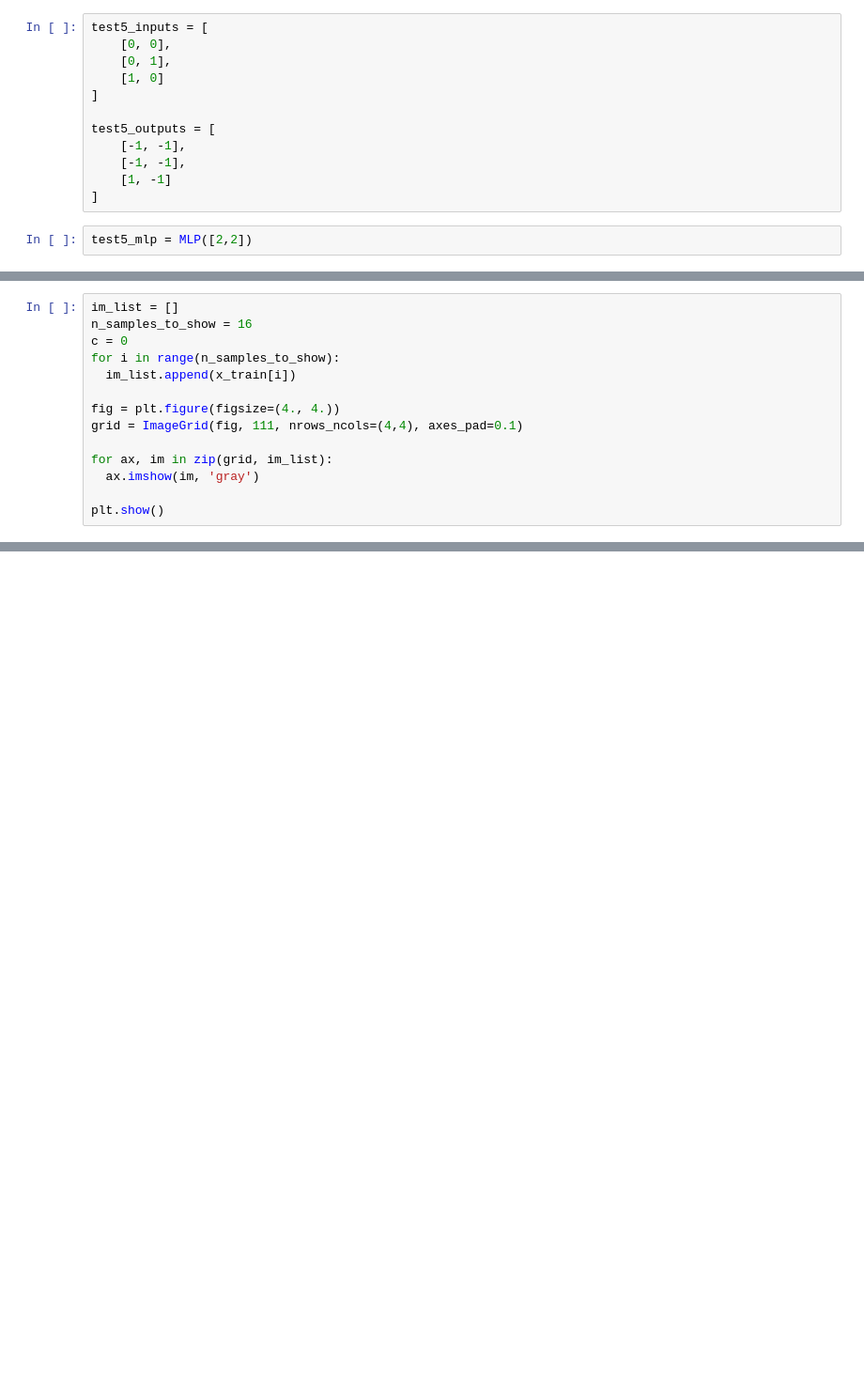
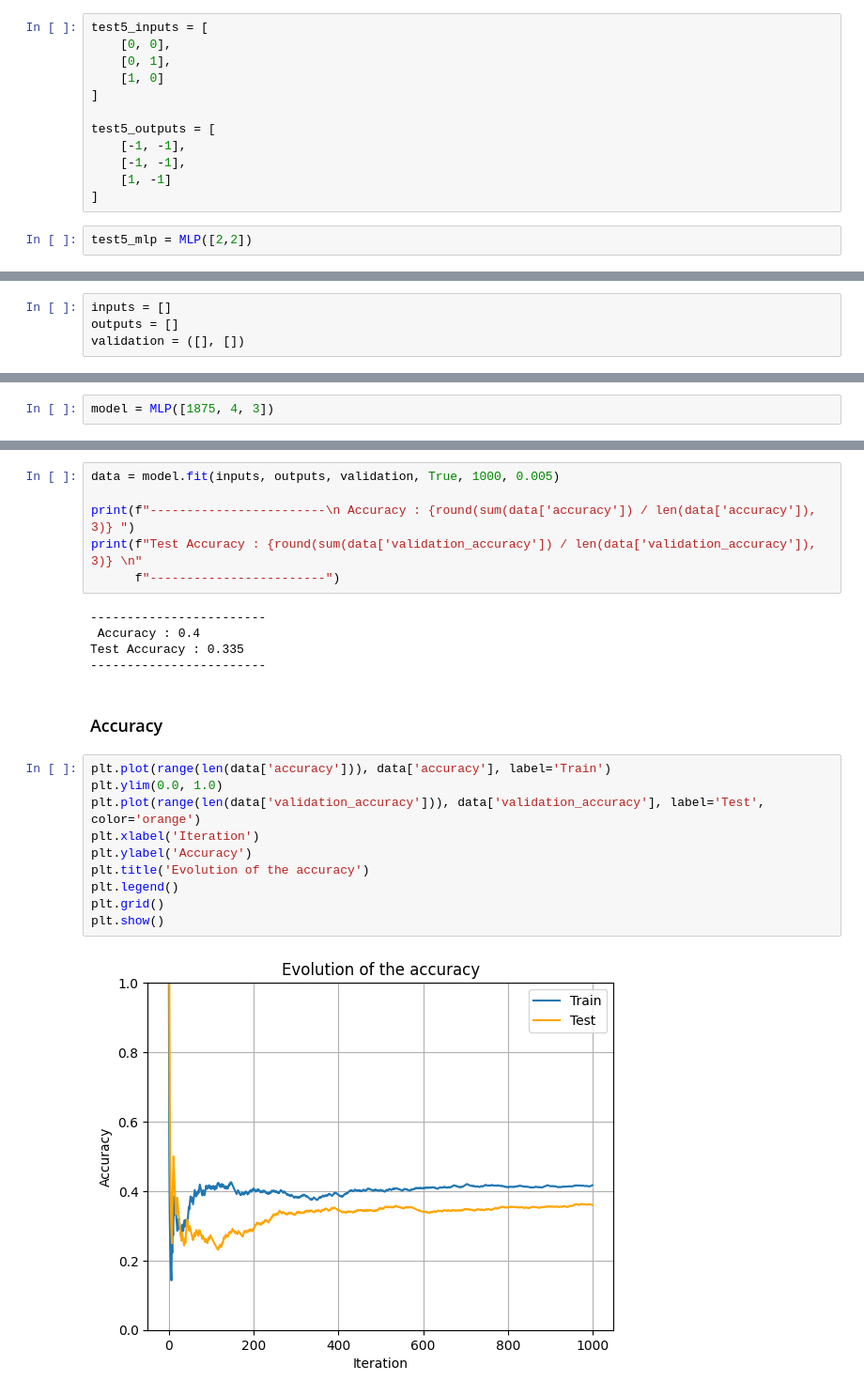
Before and after one commit to WalsonK/sweet-o-meter, a Jupyter notebook: API/Notebook/library_notebook.ipynb, the cells around one changed output, grey strips where cells are left out. Shown: that part at 94% size. Saved outputs shown, nothing was run; the diff lists cells and outputs as text; blank space fills up the shorter version.

```diff
--- a/API/Notebook/library_notebook.ipynb
+++ b/API/Notebook/library_notebook.ipynb
@@ -221,14 +197,0 @@ Data type : float64
-# %%
-im_list = []
-n_samples_to_show = 16
-c = 0
-for i in range(n_samples_to_show):
-  im_list.append(x_train[i])
-
-fig = plt.figure(figsize=(4., 4.))
-grid = ImageGrid(fig, 111, nrows_ncols=(4,4), axes_pad=0.1)
-
-for ax, im in zip(grid, im_list):
-  ax.imshow(im, 'gray')
-
-plt.show()
@@ -246,0 +203,4 @@ IndexError: index 28 is out of bounds for axis 0 with size 28
+# %%
+inputs = []
+outputs = []
+validation = ([], [])
@@ -246,0 +286,2 @@ IndexError: index 28 is out of bounds for axis 0 with size 28
+# %%
+model = MLP([1875, 4, 3])
@@ -246,0 +290,25 @@ IndexError: index 28 is out of bounds for axis 0 with size 28
+# %%
+data = model.fit(inputs, outputs, validation, True, 1000, 0.005)
+
+print(f"------------------------\n Accuracy : {round(sum(data['accuracy']) / len(data['accuracy']), 3)} ")
+print(f"Test Accuracy : {round(sum(data['validation_accuracy']) / len(data['validation_accuracy']), 3)} \n"
+      f"------------------------")
+# %% [output]
+------------------------
+ Accuracy : 0.4
+Test Accuracy : 0.335
+------------------------
+# %% [markdown]
+### Accuracy
+# %%
+plt.plot(range(len(data['accuracy'])), data['accuracy'], label='Train')
+plt.ylim(0.0, 1.0)
+plt.plot(range(len(data['validation_accuracy'])), data['validation_accuracy'], label='Test', color='orange')
+plt.xlabel('Iteration')
+plt.ylabel('Accuracy')
+plt.title('Evolution of the accuracy')
+plt.legend()
+plt.grid()
+plt.show()
+# %% [output]
+[figure, added]
```
Also changed, not shown: parts of 20 cells of this notebook.
